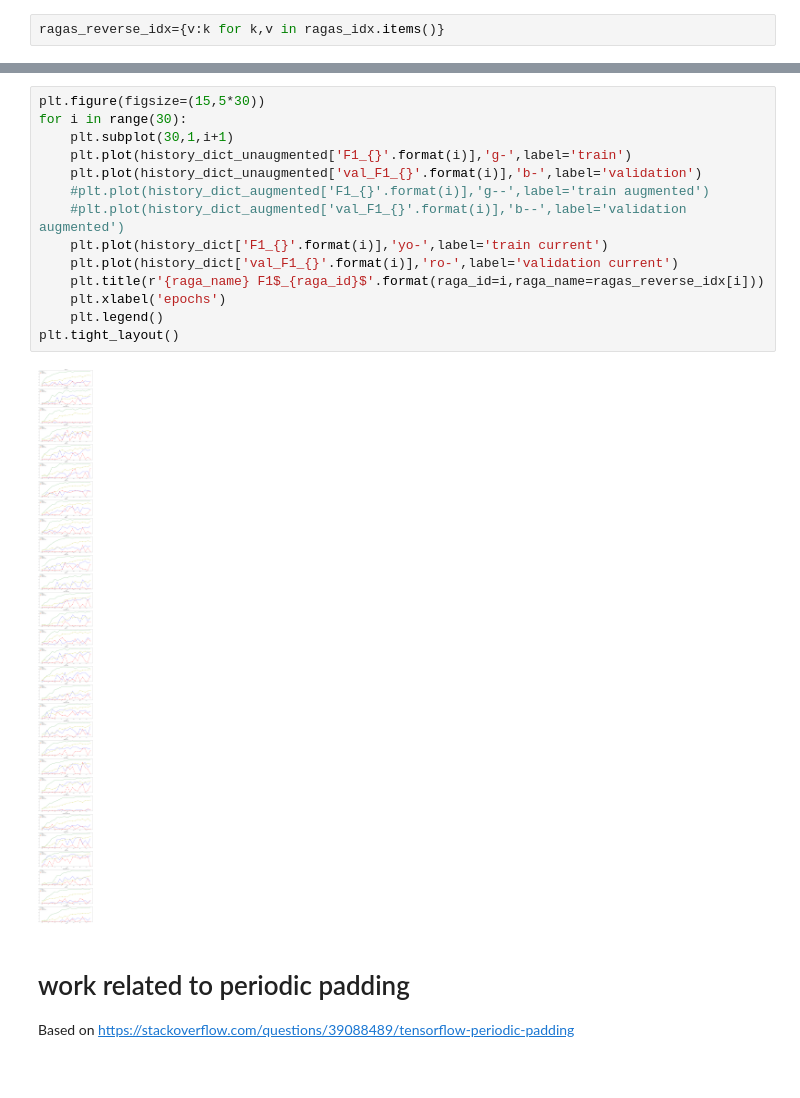
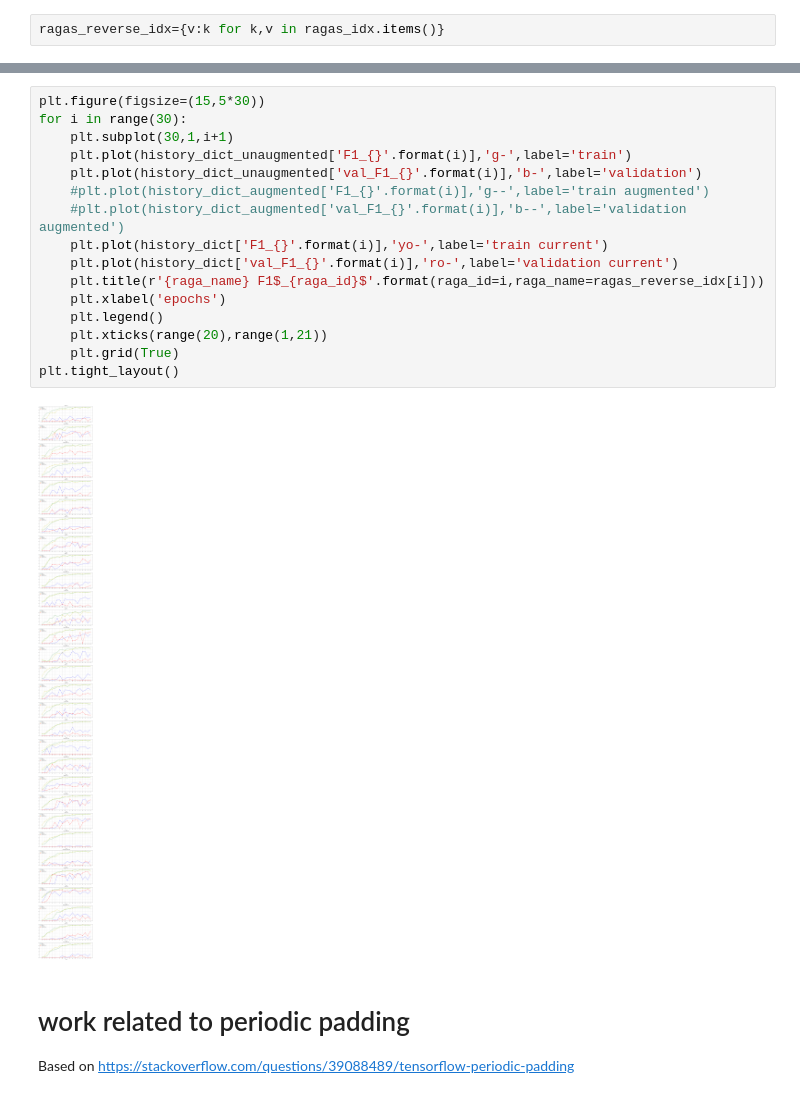
Before and after one commit to borundev/cmu-ragaresearch, a Jupyter notebook: main_scripts/Stage_1_Tensorflow.ipynb, the cells around one changed output, grey strips where cells are left out. Saved outputs shown, nothing was run; the diff lists cells and outputs as text.

```diff
--- a/main_scripts/Stage_1_Tensorflow.ipynb
+++ b/main_scripts/Stage_1_Tensorflow.ipynb
@@ -320,19 +320,21 @@ Text(0.5, 1.0, 'accuracy')
 # %%
 plt.figure(figsize=(15,5*30))
 for i in range(30):
     plt.subplot(30,1,i+1)
     plt.plot(history_dict_unaugmented['F1_{}'.format(i)],'g-',label='train')
     plt.plot(history_dict_unaugmented['val_F1_{}'.format(i)],'b-',label='validation')
     #plt.plot(history_dict_augmented['F1_{}'.format(i)],'g--',label='train augmented')
     #plt.plot(history_dict_augmented['val_F1_{}'.format(i)],'b--',label='validation augmented')
     plt.plot(history_dict['F1_{}'.format(i)],'yo-',label='train current')
     plt.plot(history_dict['val_F1_{}'.format(i)],'ro-',label='validation current')
     plt.title(r'{raga_name} F1$_{raga_id}$'.format(raga_id=i,raga_name=ragas_reverse_idx[i]))
     plt.xlabel('epochs')
     plt.legend()
+    plt.xticks(range(20),range(1,21))
+    plt.grid(True)
 plt.tight_layout()
 # %% [output]
-[figure, old version]
+[figure, new version]
 # %% [markdown]
 # work related to periodic padding
 
```
Also changed, not shown: parts of 6 cells of this notebook.
